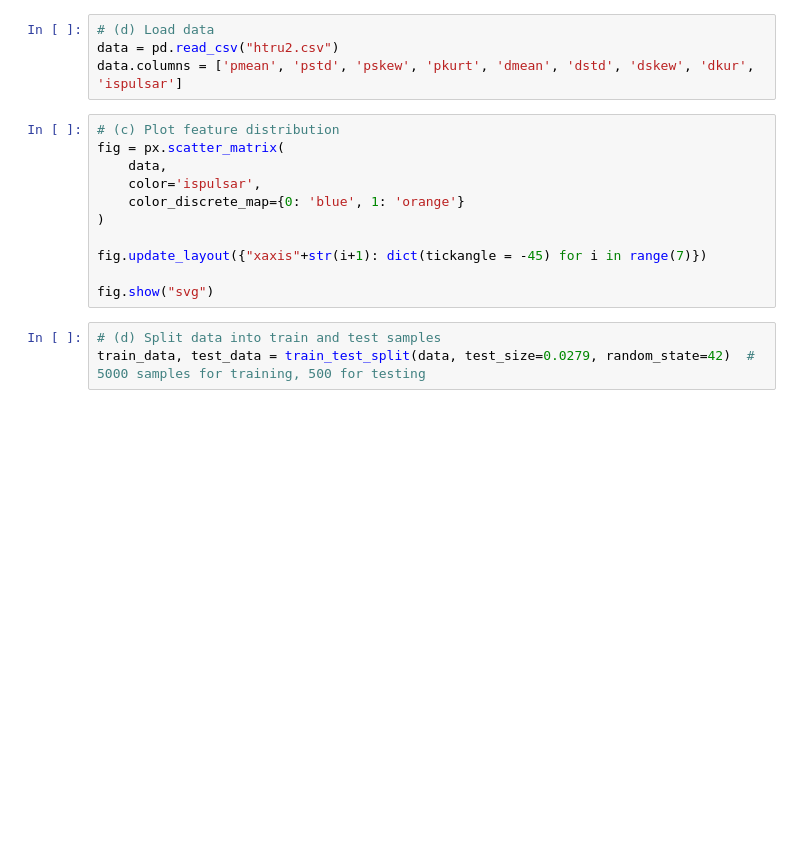
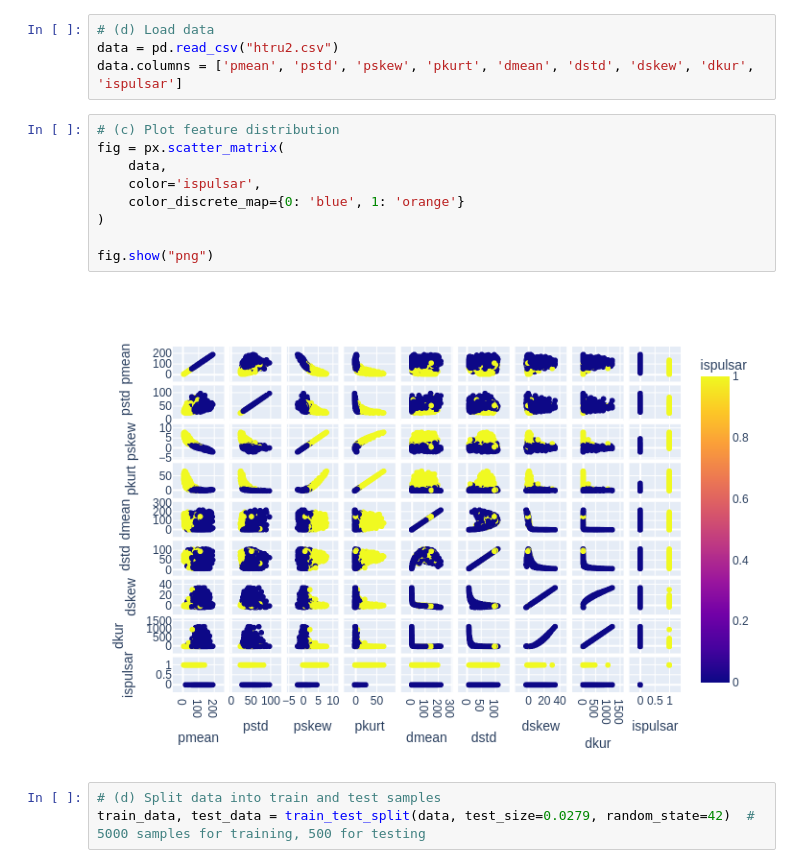
Before and after one commit to kgeckin/FIZ_437E, a Jupyter notebook: knn_group10.ipynb, the cells around one changed output. Saved outputs shown, nothing was run; the diff lists cells and outputs as text; blank space fills up the shorter version.

```diff
--- a/knn_group10.ipynb
+++ b/knn_group10.ipynb
@@ -81,14 +81,14 @@ data.columns = ['pmean', 'pstd', 'pskew', 'pkurt', 'dmean', 'dstd', 'dskew', 'dk
 # %%
 # (c) Plot feature distribution
 fig = px.scatter_matrix(
     data,
     color='ispulsar',
     color_discrete_map={0: 'blue', 1: 'orange'}
 )
 
-fig.update_layout({"xaxis"+str(i+1): dict(tickangle = -45) for i in range(7)})
-
-fig.show("svg")
+fig.show("png")
+# %% [output]
+[figure, added]
 # %%
 # (d) Split data into train and test samples
 train_data, test_data = train_test_split(data, test_size=0.0279, random_state=42)  # 5000 samples for training, 500 for testing
```
